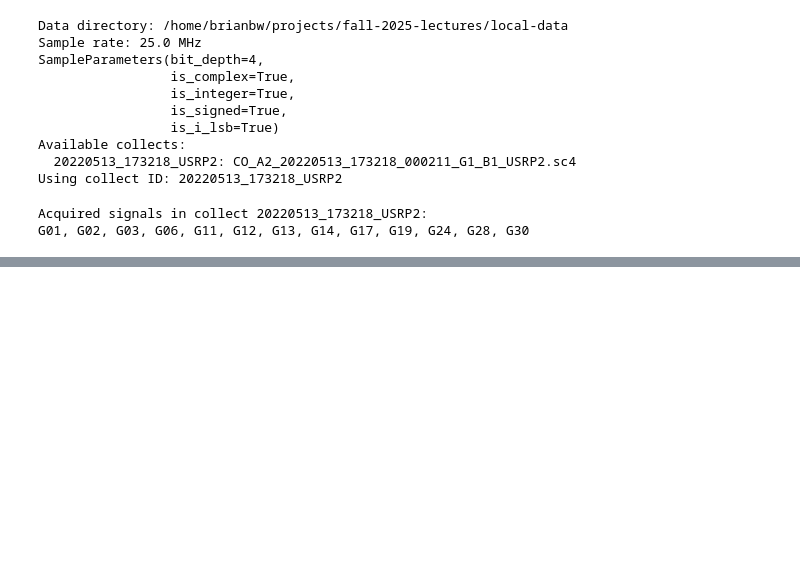
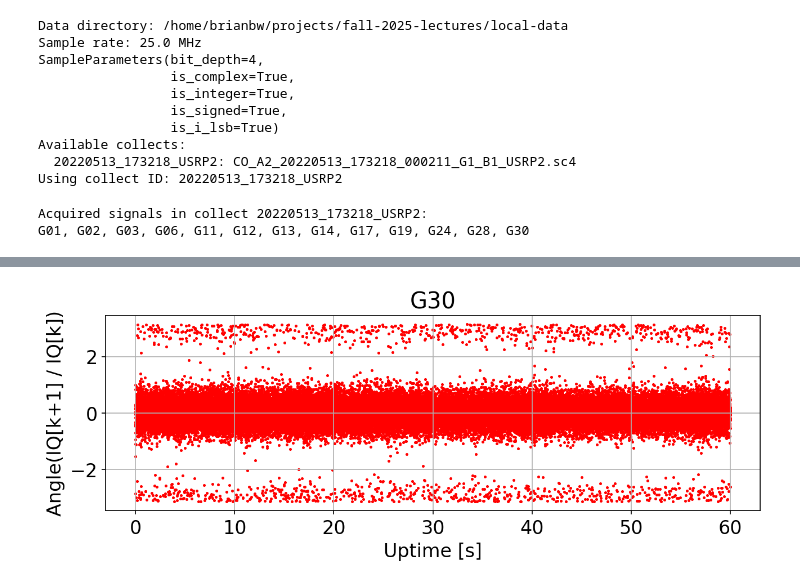
Before and after one commit to cu-sense-lab/fall-2025-lectures, a Jupyter notebook: final-project/tracking.ipynb, the cells around one changed output, grey strips where cells are left out. Saved outputs shown, nothing was run; the diff lists cells and outputs as text; code cells hidden in the pictures; blank space fills up the shorter version.

```diff
--- a/final-project/tracking.ipynb
+++ b/final-project/tracking.ipynb
@@ -194,0 +188,40 @@ plt.show()
+# %%
+# sig_id = tracking_signal_ids[0]
+plt.rcParams.update({"font.size": 16})
+sig_id = "G30"
+signal_outputs = all_tracking_outputs[sig_id]
+fig = plt.figure(figsize=(10, 3), dpi=150)
+ax = fig.add_subplot(1, 1, 1)
+prompt = signal_outputs.prompt_corr
+# ax.scatter(signal_outputs.uptime_seconds[:-1], np.diff(np.angle(prompt)), s=2, color="r")
+# prompt = signal_outputs.prompt_corr * np.exp(-1j * 2.0 * np.pi * 530 * signal_outputs.uptime_seconds)
+
+# ax.scatter(signal_outputs.uptime_seconds, prompt.real, s=2, color="r")
+# ax.scatter(signal_outputs.uptime_seconds, prompt.imag, s=2, color="b")
+# ax.set_ylabel("Prompt I/Q")
+
+# ax.scatter(signal_outputs.uptime_seconds, np.angle(prompt), s=2, color="r")
+# ax.set_ylabel("Angle(Prompt I/Q)")
+
+# ax.scatter(signal_outputs.uptime_seconds[:-1], np.diff(np.angle(prompt)), s=2, color="r")
+# ax.set_ylabel("Diff(Angle(Prompt I/Q))")
+
+ax.scatter(
+    signal_outputs.uptime_seconds[:-1],
+    np.angle(prompt[1:] / prompt[:-1]),
+    s=2,
+    color="r",
+)
+ax.set_ylabel("Angle(IQ[k+1] / IQ[k])")
+
+# prompt = signal_outputs.prompt_corr
+# delta_phase = np.angle(prompt[1:] / prompt[:-1])
+# ax.scatter(signal_outputs.uptime_seconds[:-1], delta_phase, s=2, color="g")
+# mean_delta_phase = np.mean(delta_phase)
+# print(f"Mean delta phase: {mean_delta_phase} rad")
+ax.grid()
+ax.set_title(f"{sig_id}")
+ax.set_xlabel("Uptime [s]")
+plt.show()
+# %% [output]
+[figure, added]
```
Also changed, not shown: parts of 8 cells of this notebook, 8 other files.
